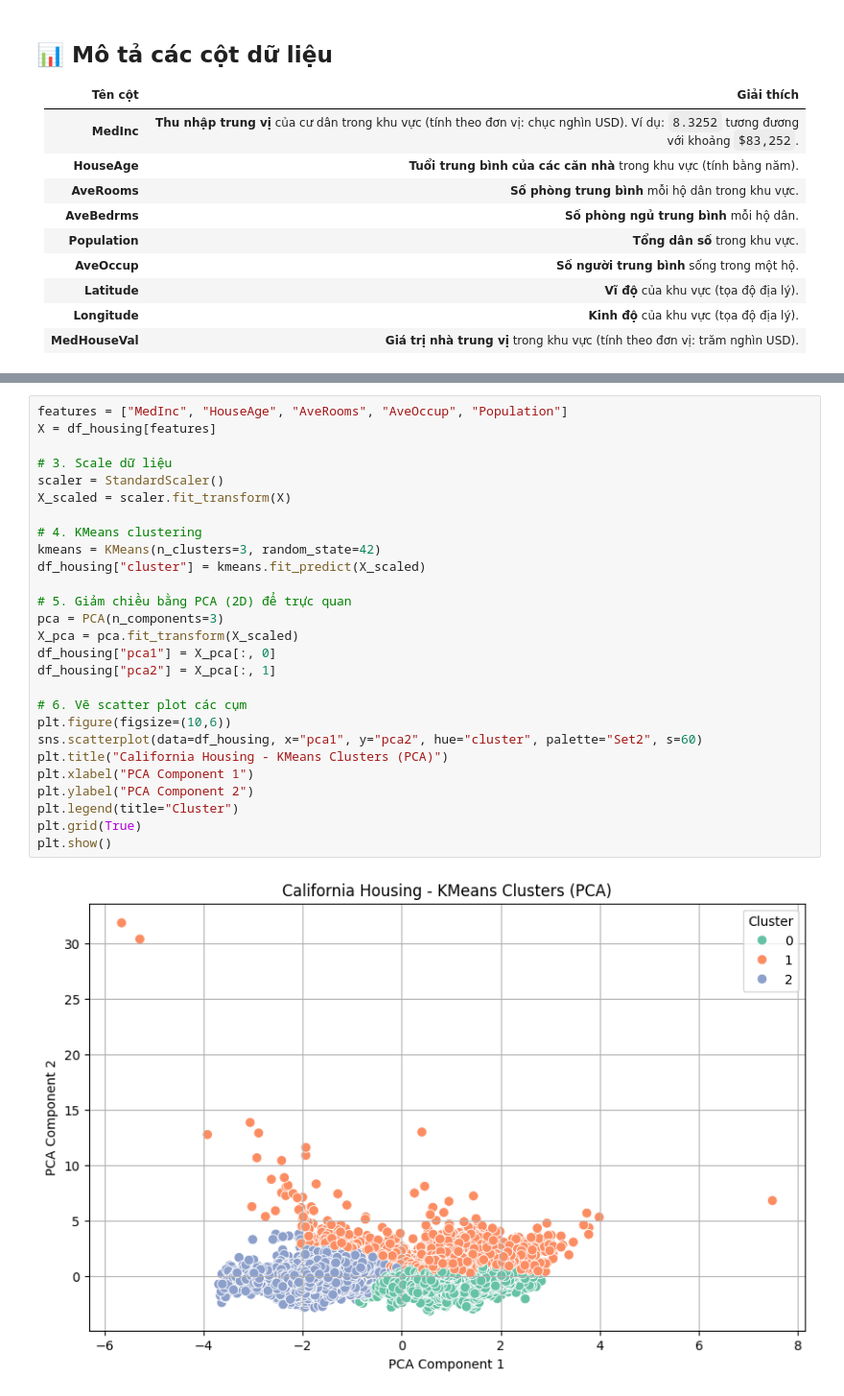
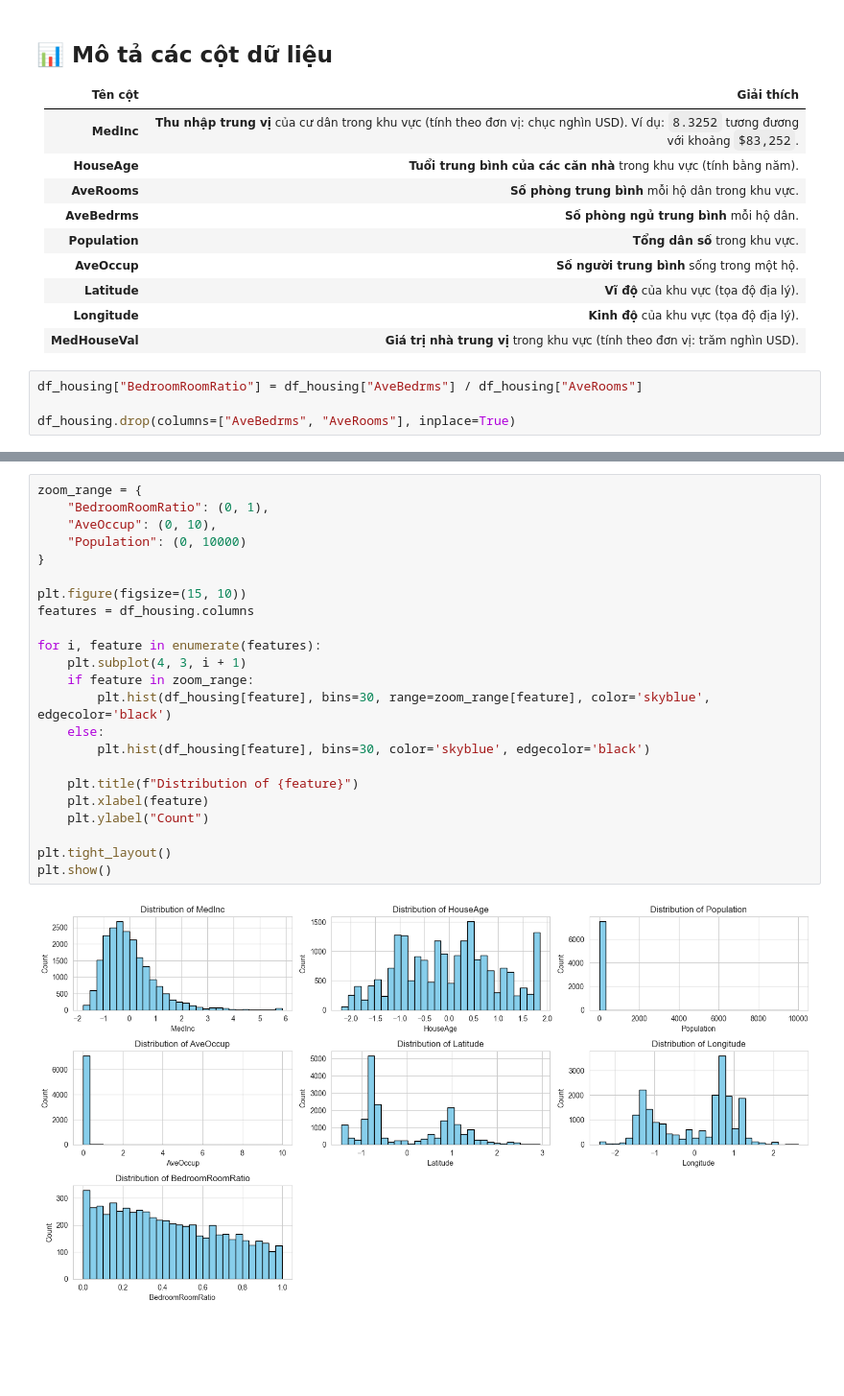
Before and after one commit to hopquangdo/mini-ml, a Jupyter notebook: notebooks/eda.ipynb, the cells around one changed output, grey strips where cells are left out. Shown: that part at 96% size. Drawn from its saved outputs; the diff is of its cells as text; blank space fills up the shorter version.

```diff
--- a/notebooks/eda.ipynb
+++ b/notebooks/eda.ipynb
@@ -23,6 +22,10 @@ df_housing = data.frame
 | **Latitude**         | **Vĩ độ** của khu vực (tọa độ địa lý). |
 | **Longitude**        | **Kinh độ** của khu vực (tọa độ địa lý). |
 | **MedHouseVal**      | **Giá trị nhà trung vị** trong khu vực (tính theo đơn vị: trăm nghìn USD). |
+# %%
+df_housing["BedroomRoomRatio"] = df_housing["AveBedrms"] / df_housing["AveRooms"]
+
+df_housing.drop(columns=["AveBedrms", "AveRooms"], inplace=True)
 # %%
 print("First 5 rows of the dataset:")
 print(df_housing.head())
@@ -65,29 +67,25 @@ memory usage: 1.4 MB
-# %%
-features = ["MedInc", "HouseAge", "AveRooms", "AveOccup", "Population"]
-X = df_housing[features]
-
-# 3. Scale dữ liệu
-scaler = StandardScaler()
-X_scaled = scaler.fit_transform(X)
-
-# 4. KMeans clustering
-kmeans = KMeans(n_clusters=3, random_state=42)
-df_housing["cluster"] = kmeans.fit_predict(X_scaled)
-
-# 5. Giảm chiều bằng PCA (2D) để trực quan
-pca = PCA(n_components=3)
-X_pca = pca.fit_transform(X_scaled)
-df_housing["pca1"] = X_pca[:, 0]
-df_housing["pca2"] = X_pca[:, 1]
-
-# 6. Vẽ scatter plot các cụm
-plt.figure(figsize=(10,6))
-sns.scatterplot(data=df_housing, x="pca1", y="pca2", hue="cluster", palette="Set2", s=60)
-plt.title("California Housing - KMeans Clusters (PCA)")
-plt.xlabel("PCA Component 1")
-plt.ylabel("PCA Component 2")
-plt.legend(title="Cluster")
-plt.grid(True)
-plt.show()
-# %% [output]
-[figure, removed]
+# %%
+zoom_range = {
+    "BedroomRoomRatio": (0, 1),
+    "AveOccup": (0, 10),
+    "Population": (0, 10000)
+}
+
+plt.figure(figsize=(15, 10))
+features = df_housing.columns
+
+for i, feature in enumerate(features):
+    plt.subplot(4, 3, i + 1)
+    if feature in zoom_range:
+        plt.hist(df_housing[feature], bins=30, range=zoom_range[feature], color='skyblue', edgecolor='black')
+    else:
+        plt.hist(df_housing[feature], bins=30, color='skyblue', edgecolor='black')
+
+    plt.title(f"Distribution of {feature}")
+    plt.xlabel(feature)
+    plt.ylabel("Count")
+
+plt.tight_layout()
+plt.show()
+# %% [output]
+[figure, added]
```
Also changed, not shown: parts of 13 cells of this notebook.
